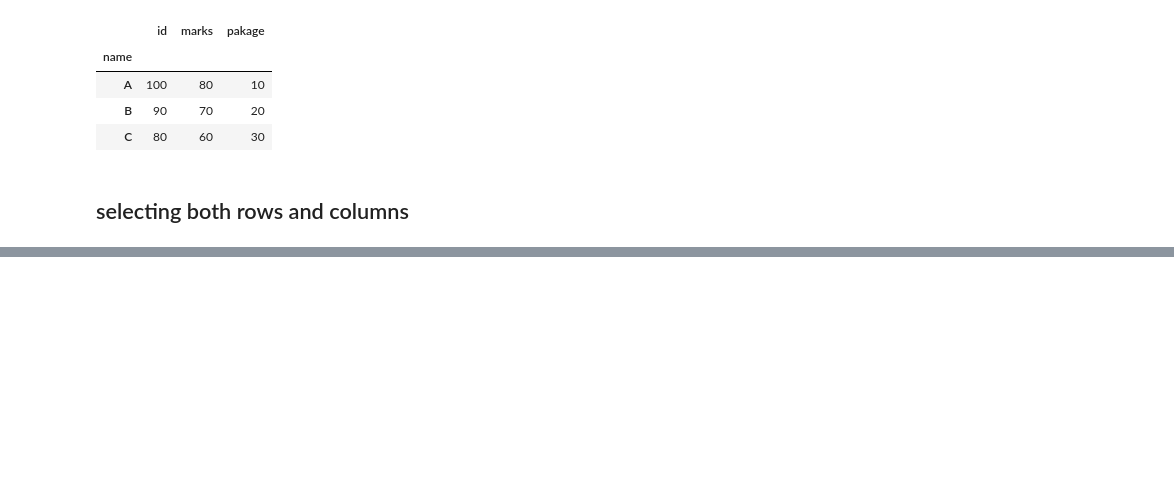
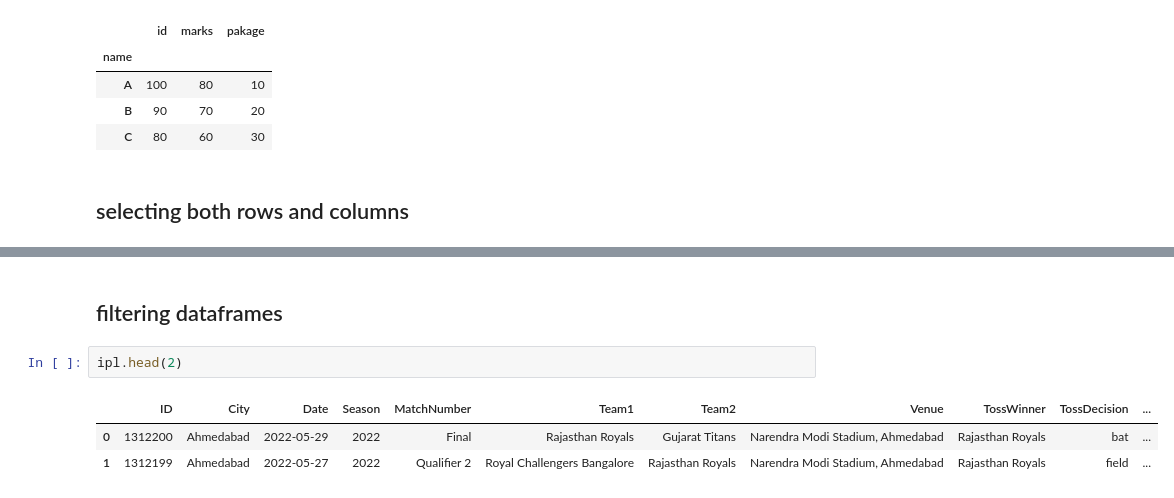
Before and after one commit to Rohansinghjadoan/Pandas, a Jupyter notebook: dataframe/1.dataframe.ipynb, the cells around one changed output, grey strips where cells are left out. Cells and saved outputs as stored; diff of their text form; blank space fills up the shorter version.

```diff
--- a/dataframe/1.dataframe.ipynb
+++ b/dataframe/1.dataframe.ipynb
@@ -378,0 +408,8 @@ students.loc['A':'C']  # rows from 'A' to 'C' (c is included) and it is a datafr
+# %% [markdown]
+## filtering dataframes
+# %%
+ipl.head(2)
+# %% [output]
+|  | ID | City | Date | Season | MatchNumber | Team1 | Team2 | Venue | TossWinner | TossDecision | ... |
+| 0 | 1312200 | Ahmedabad | 2022-05-29 | 2022 | Final | Rajasthan Royals | Gujarat Titans | Narendra Modi Stadium, Ahmedabad | Rajasthan Royals | bat | ... |
+| 1 | 1312199 | Ahmedabad | 2022-05-27 | 2022 | Qualifier 2 | Royal Challengers Bangalore | Rajasthan Royals | Narendra Modi Stadium, Ahmedabad | Rajasthan Royals | field | ... |
```
Also changed, not shown: parts of 4 cells of this notebook.
